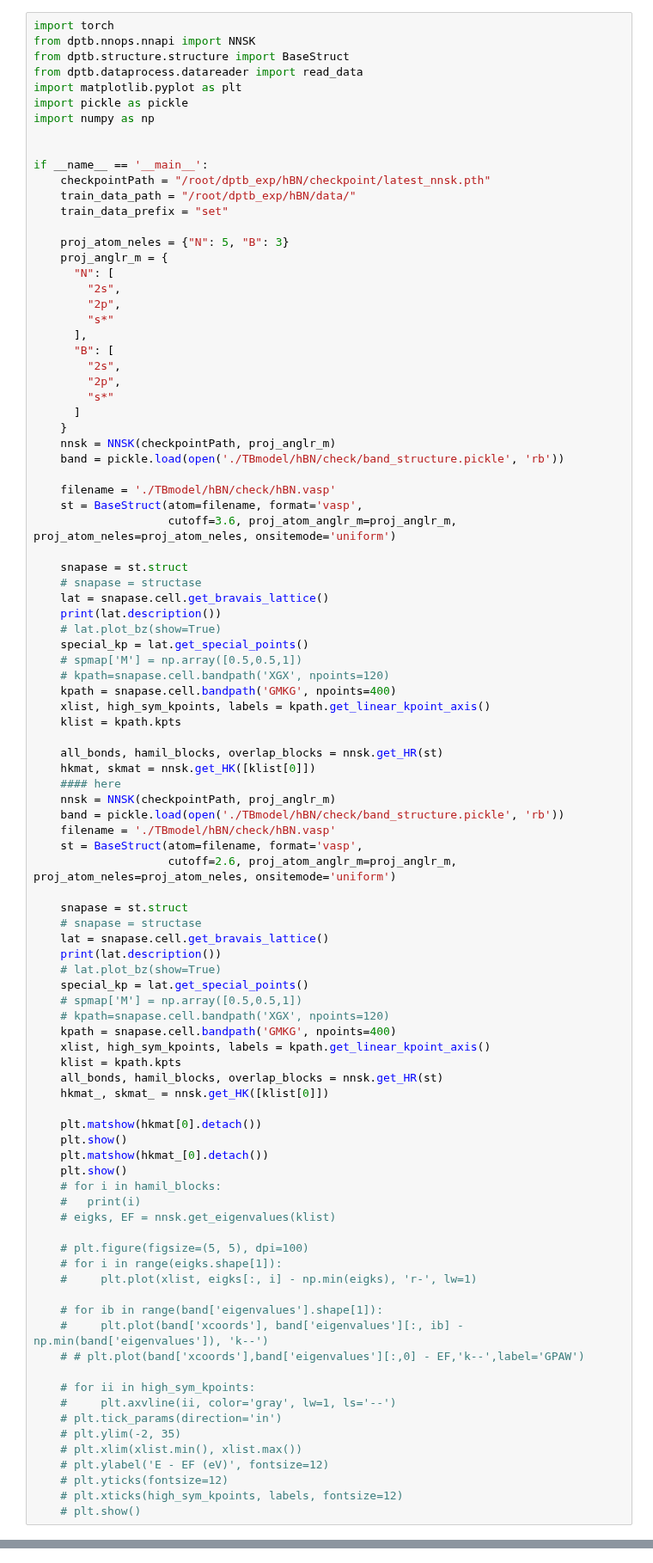
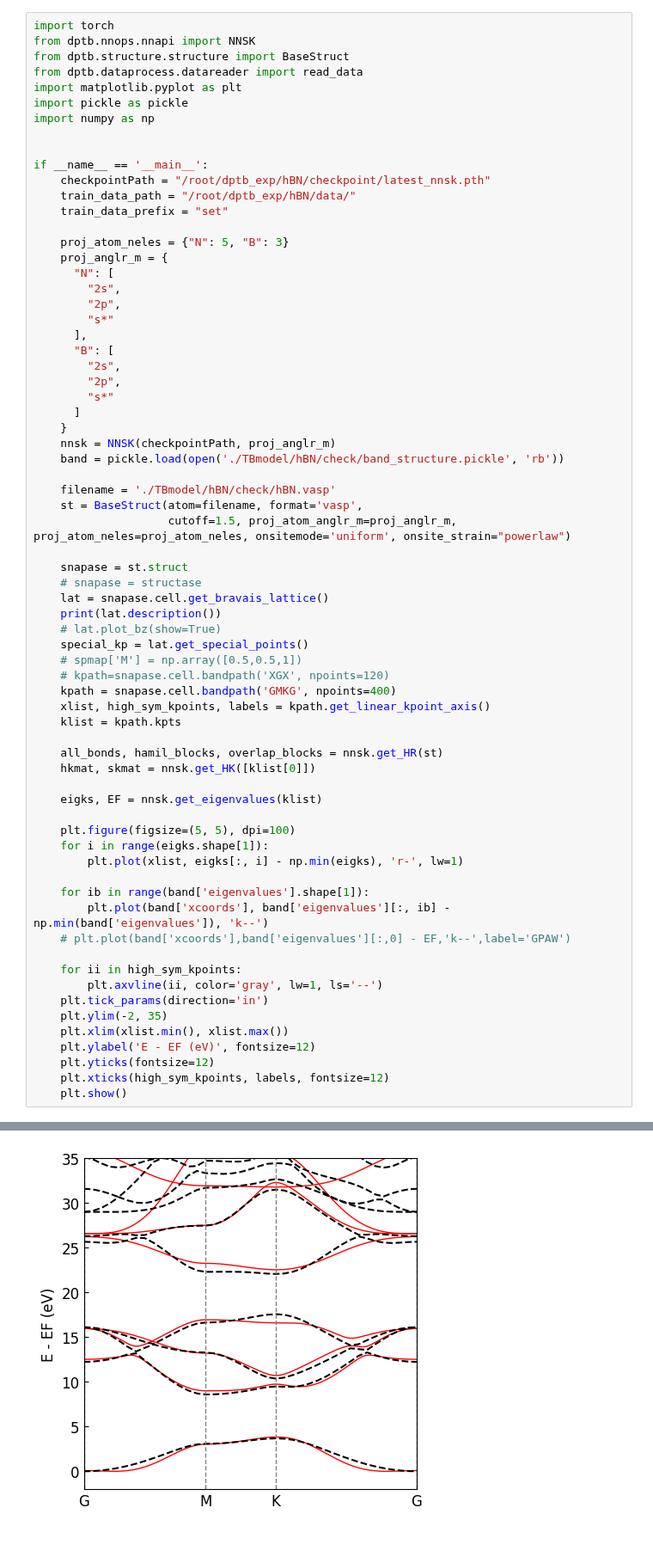
Before and after one commit to deepmodeling/DeePTB, a Jupyter notebook: examples/plot.ipynb, the cells around one changed output, grey strips where cells are left out. Shown at 86% size. Saved outputs shown, nothing was run; the diff lists cells and outputs as text.

Commit message:
Converged version of onsite strain correction

```diff
--- a/examples/plot.ipynb
+++ b/examples/plot.ipynb
@@ -31,7 +31,7 @@ if __name__ == '__main__':
 
     filename = './TBmodel/hBN/check/hBN.vasp'
     st = BaseStruct(atom=filename, format='vasp',
-                    cutoff=3.6, proj_atom_anglr_m=proj_anglr_m, proj_atom_neles=proj_atom_neles, onsitemode='uniform')
+                    cutoff=1.5, proj_atom_anglr_m=proj_anglr_m, proj_atom_neles=proj_atom_neles, onsitemode='uniform', onsite_strain="powerlaw")
 
     snapase = st.struct
     # snapase = structase
@@ -47,50 +47,24 @@ if __name__ == '__main__':
 
     all_bonds, hamil_blocks, overlap_blocks = nnsk.get_HR(st)
     hkmat, skmat = nnsk.get_HK([klist[0]])
-    #### here
-    nnsk = NNSK(checkpointPath, proj_anglr_m)
-    band = pickle.load(open('./TBmodel/hBN/check/band_structure.pickle', 'rb'))
-    filename = './TBmodel/hBN/check/hBN.vasp'
-    st = BaseStruct(atom=filename, format='vasp',
-                    cutoff=2.6, proj_atom_anglr_m=proj_anglr_m, proj_atom_neles=proj_atom_neles, onsitemode='uniform')
 
-    snapase = st.struct
-    # snapase = structase
-    lat = snapase.cell.get_bravais_lattice()
-    print(lat.description())
-    # lat.plot_bz(show=True)
-    special_kp = lat.get_special_points()
-    # spmap['M'] = np.array([0.5,0.5,1])
-    # kpath=snapase.cell.bandpath('XGX', npoints=120)
-    kpath = snapase.cell.bandpath('GMKG', npoints=400)
-    xlist, high_sym_kpoints, labels = kpath.get_linear_kpoint_axis()
-    klist = kpath.kpts
-    all_bonds, hamil_blocks, overlap_blocks = nnsk.get_HR(st)
-    hkmat_, skmat_ = nnsk.get_HK([klist[0]])
+    eigks, EF = nnsk.get_eigenvalues(klist)
 
-    plt.matshow(hkmat[0].detach())
+    plt.figure(figsize=(5, 5), dpi=100)
+    for i in range(eigks.shape[1]):
+        plt.plot(xlist, eigks[:, i] - np.min(eigks), 'r-', lw=1)
+
+    for ib in range(band['eigenvalues'].shape[1]):
+        plt.plot(band['xcoords'], band['eigenvalues'][:, ib] - np.min(band['eigenvalues']), 'k--')
+    # plt.plot(band['xcoords'],band['eigenvalues'][:,0] - EF,'k--',label='GPAW')
+
+    for ii in high_sym_kpoints:
+        plt.axvline(ii, color='gray', lw=1, ls='--')
+    plt.tick_params(direction='in')
+    plt.ylim(-2, 35)
+    plt.xlim(xlist.min(), xlist.max())
+    plt.ylabel('E - EF (eV)', fontsize=12)
+    plt.yticks(fontsize=12)
+    plt.xticks(high_sym_kpoints, labels, fontsize=12)
     plt.show()
-    plt.matshow(hkmat_[0].detach())
-    plt.show()
-    # for i in hamil_blocks:
-    #   print(i)
-    # eigks, EF = nnsk.get_eigenvalues(klist)
-
-    # plt.figure(figsize=(5, 5), dpi=100)
-    # for i in range(eigks.shape[1]):
-    #     plt.plot(xlist, eigks[:, i] - np.min(eigks), 'r-', lw=1)
-
-    # for ib in range(band['eigenvalues'].shape[1]):
-    #     plt.plot(band['xcoords'], band['eigenvalues'][:, ib] - np.min(band['eigenvalues']), 'k--')
-    # # plt.plot(band['xcoords'],band['eigenvalues'][:,0] - EF,'k--',label='GPAW')
-
-    # for ii in high_sym_kpoints:
-    #     plt.axvline(ii, color='gray', lw=1, ls='--')
-    # plt.tick_params(direction='in')
-    # plt.ylim(-2, 35)
-    # plt.xlim(xlist.min(), xlist.max())
-    # plt.ylabel('E - EF (eV)', fontsize=12)
-    # plt.yticks(fontsize=12)
-    # plt.xticks(high_sym_kpoints, labels, fontsize=12)
-    # plt.show()
 # %% [output]
@@ -113,0 +84 @@ if __name__ == '__main__':
+[figure, added]
```
Also changed, not shown: parts of 1 cell of this notebook, 3 other files.
